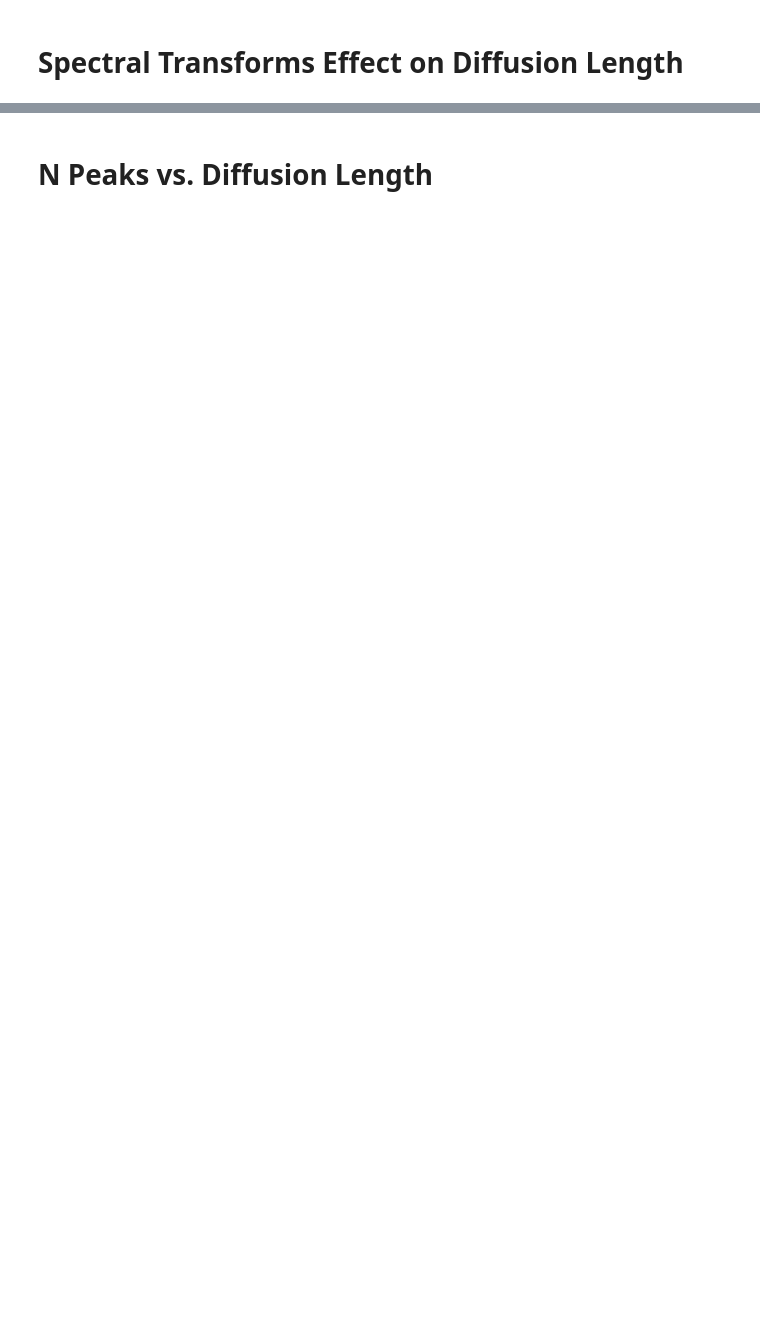
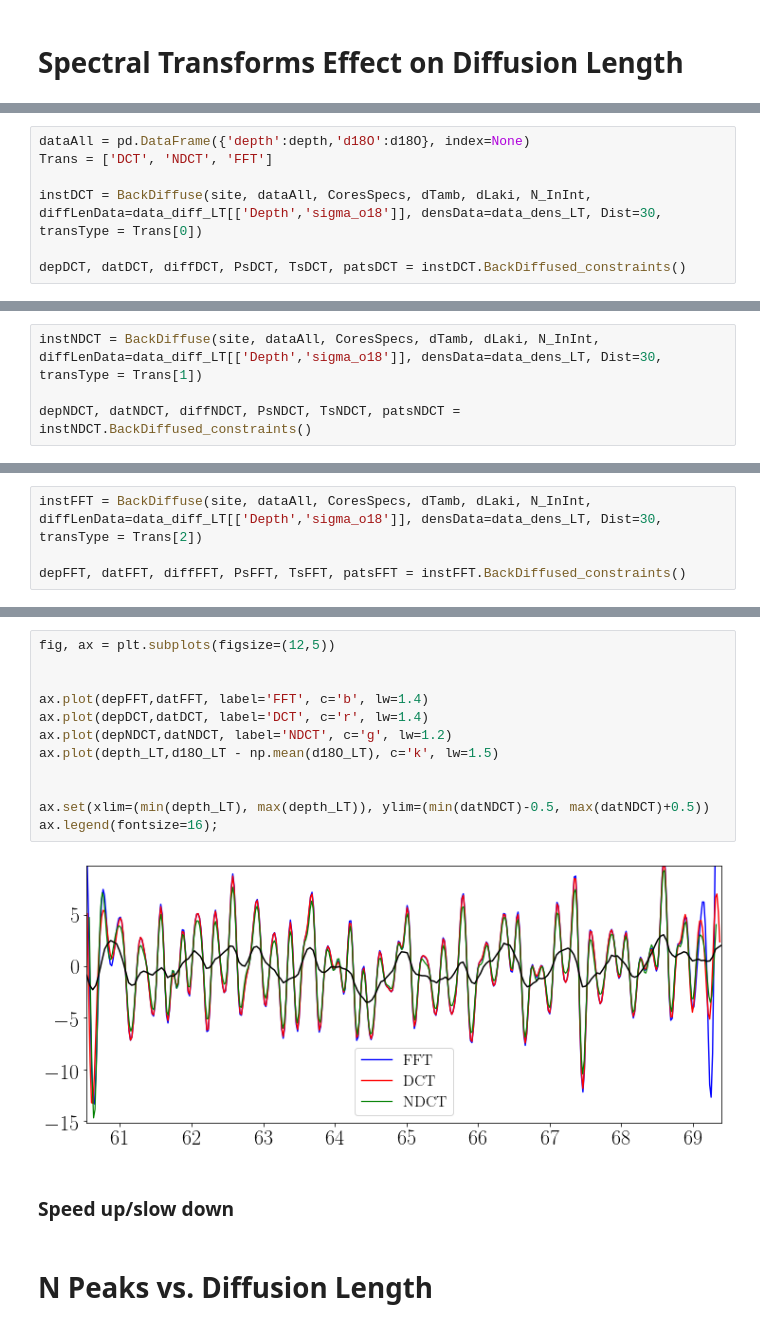
Before and after one commit to TheaQG/AWI_Bcores_Analysis, a Jupyter notebook: Code_For_Figures/Figures7_FinalResults.ipynb, the cells around one changed output, grey strips where cells are left out. Drawn from its saved outputs; the diff is of its cells as text; blank space fills up the shorter version.

Commit message:
Figure creation.

```diff
--- a/Code_For_Figures/Figures7_FinalResults.ipynb
+++ b/Code_For_Figures/Figures7_FinalResults.ipynb
@@ -99,0 +130,7 @@ np.savetxt(site+'_test.csv', allData, delimiter=",", header="fDCT,fNDCT,fFFT,lDC
+# %%
+dataAll = pd.DataFrame({'depth':depth,'d18O':d18O}, index=None)
+Trans = ['DCT', 'NDCT', 'FFT']
+
+instDCT = BackDiffuse(site, dataAll, CoresSpecs, dTamb, dLaki, N_InInt, diffLenData=data_diff_LT[['Depth','sigma_o18']], densData=data_dens_LT, Dist=30, transType = Trans[0])
+
+depDCT, datDCT, diffDCT, PsDCT, TsDCT, patsDCT = instDCT.BackDiffused_constraints()
@@ -99,0 +147,4 @@ np.savetxt(site+'_test.csv', allData, delimiter=",", header="fDCT,fNDCT,fFFT,lDC
+# %%
+instNDCT = BackDiffuse(site, dataAll, CoresSpecs, dTamb, dLaki, N_InInt, diffLenData=data_diff_LT[['Depth','sigma_o18']], densData=data_dens_LT, Dist=30, transType = Trans[1])
+
+depNDCT, datNDCT, diffNDCT, PsNDCT, TsNDCT, patsNDCT = instNDCT.BackDiffused_constraints()
@@ -99,0 +161,4 @@ np.savetxt(site+'_test.csv', allData, delimiter=",", header="fDCT,fNDCT,fFFT,lDC
+# %%
+instFFT = BackDiffuse(site, dataAll, CoresSpecs, dTamb, dLaki, N_InInt, diffLenData=data_diff_LT[['Depth','sigma_o18']], densData=data_dens_LT, Dist=30, transType = Trans[2])
+
+depFFT, datFFT, diffFFT, PsFFT, TsFFT, patsFFT = instFFT.BackDiffused_constraints()
@@ -100,2 +175,18 @@ np.savetxt(site+'_test.csv', allData, delimiter=",", header="fDCT,fNDCT,fFFT,lDC
+# %%
+fig, ax = plt.subplots(figsize=(12,5))
+
+
+ax.plot(depFFT,datFFT, label='FFT', c='b', lw=1.4)
+ax.plot(depDCT,datDCT, label='DCT', c='r', lw=1.4)
+ax.plot(depNDCT,datNDCT, label='NDCT', c='g', lw=1.2)
+ax.plot(depth_LT,d18O_LT - np.mean(d18O_LT), c='k', lw=1.5)
+
+
+ax.set(xlim=(min(depth_LT), max(depth_LT)), ylim=(min(datNDCT)-0.5, max(datNDCT)+0.5))
+ax.legend(fontsize=16);
+# %% [output]
+[figure, added]
+# %% [markdown]
+### Speed up/slow down
 # %% [markdown]
 # N Peaks vs. Diffusion Length
```
Also changed, not shown: parts of 7 cells of this notebook, 1 other file.
